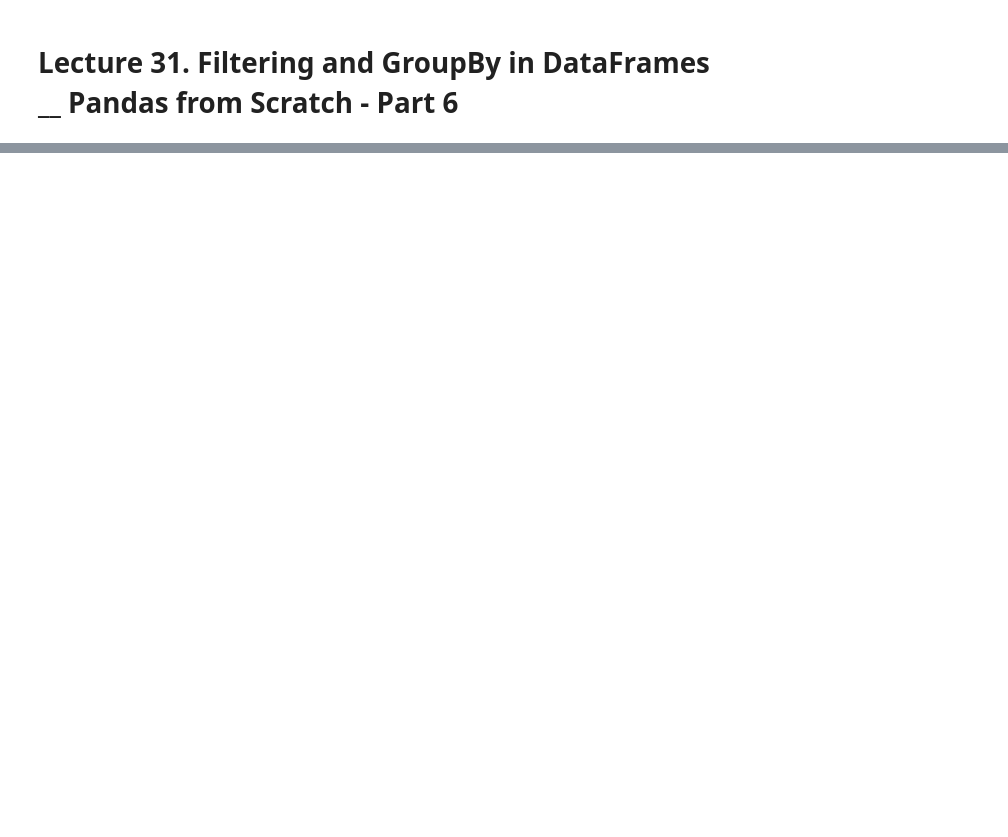
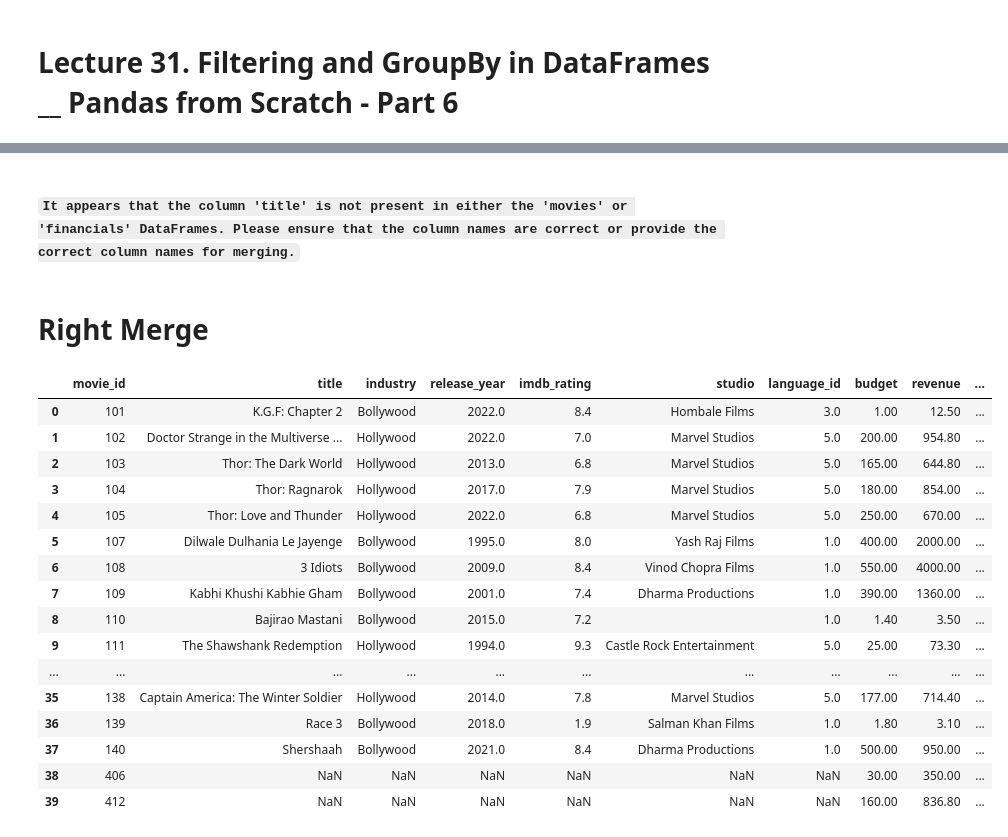
Before and after one commit to praveensinghaws/Python, a Jupyter notebook: BALAJI/07.PART-7 L31_L35.ipynb, the cells around one changed output, grey strips where cells are left out. Drawn from its saved outputs; the diff is of its cells as text; code cells hidden in the pictures; blank space fills up the shorter version.

```diff
--- a/BALAJI/07.PART-7 L31_L35.ipynb
+++ b/BALAJI/07.PART-7 L31_L35.ipynb
@@ -4,0 +907,14 @@
+# %%
+# Import necessary libraries
+import pandas as pd
+import numpy as np
+
+# Fetch data from the "movies" table using SQL magic command
+df1 = %sql select * from movies;
+
+# Fetch data from the "financials" table using SQL magic command
+df2 = %sql select * from financials;
+
+# Create DataFrames from the fetched data
+movies = pd.DataFrame(df1)
+financials = pd.DataFrame(df2)
@@ -4,0 +963,25 @@
+# %% [markdown]
+#### `It appears that the column 'title' is not present in either the 'movies' or 'financials' DataFrames. Please ensure that the column names are correct or provide the correct column names for merging.`
+# %% [markdown]
+# Right Merge
+# %%
+# Attempt a right join between 'movies' and 'financials' DataFrames on the default key
+pd.merge(movies, financials, how='right')
+# %% [output]
+|  | movie_id | title | industry | release_year | imdb_rating | studio | language_id | budget | revenue | ... |
+| 0 | 101 | K.G.F: Chapter 2 | Bollywood | 2022.0 | 8.4 | Hombale Films | 3.0 | 1.00 | 12.50 | ... |
+| 1 | 102 | Doctor Strange in the Multiverse ... | Hollywood | 2022.0 | 7.0 | Marvel Studios | 5.0 | 200.00 | 954.80 | ... |
+| 2 | 103 | Thor: The Dark World | Hollywood | 2013.0 | 6.8 | Marvel Studios | 5.0 | 165.00 | 644.80 | ... |
+| 3 | 104 | Thor: Ragnarok | Hollywood | 2017.0 | 7.9 | Marvel Studios | 5.0 | 180.00 | 854.00 | ... |
+| 4 | 105 | Thor: Love and Thunder | Hollywood | 2022.0 | 6.8 | Marvel Studios | 5.0 | 250.00 | 670.00 | ... |
+| 5 | 107 | Dilwale Dulhania Le Jayenge | Bollywood | 1995.0 | 8.0 | Yash Raj Films | 1.0 | 400.00 | 2000.00 | ... |
+| 6 | 108 | 3 Idiots | Bollywood | 2009.0 | 8.4 | Vinod Chopra Films | 1.0 | 550.00 | 4000.00 | ... |
+| 7 | 109 | Kabhi Khushi Kabhie Gham | Bollywood | 2001.0 | 7.4 | Dharma Productions | 1.0 | 390.00 | 1360.00 | ... |
+| 8 | 110 | Bajirao Mastani | Bollywood | 2015.0 | 7.2 |  | 1.0 | 1.40 | 3.50 | ... |
+| 9 | 111 | The Shawshank Redemption | Hollywood | 1994.0 | 9.3 | Castle Rock Entertainment | 5.0 | 25.00 | 73.30 | ... |
+| ... | ... | ... | ... | ... | ... | ... | ... | ... | ... | ... |
+| 35 | 138 | Captain America: The Winter Soldier | Hollywood | 2014.0 | 7.8 | Marvel Studios | 5.0 | 177.00 | 714.40 | ... |
+| 36 | 139 | Race 3 | Bollywood | 2018.0 | 1.9 | Salman Khan Films | 1.0 | 1.80 | 3.10 | ... |
+| 37 | 140 | Shershaah | Bollywood | 2021.0 | 8.4 | Dharma Productions | 1.0 | 500.00 | 950.00 | ... |
+| 38 | 406 | NaN | NaN | NaN | NaN | NaN | NaN | 30.00 | 350.00 | ... |
+| 39 | 412 | NaN | NaN | NaN | NaN | NaN | NaN | 160.00 | 836.80 | ... |
```
Also changed, not shown: parts of 127 cells of this notebook, 2 other files.
